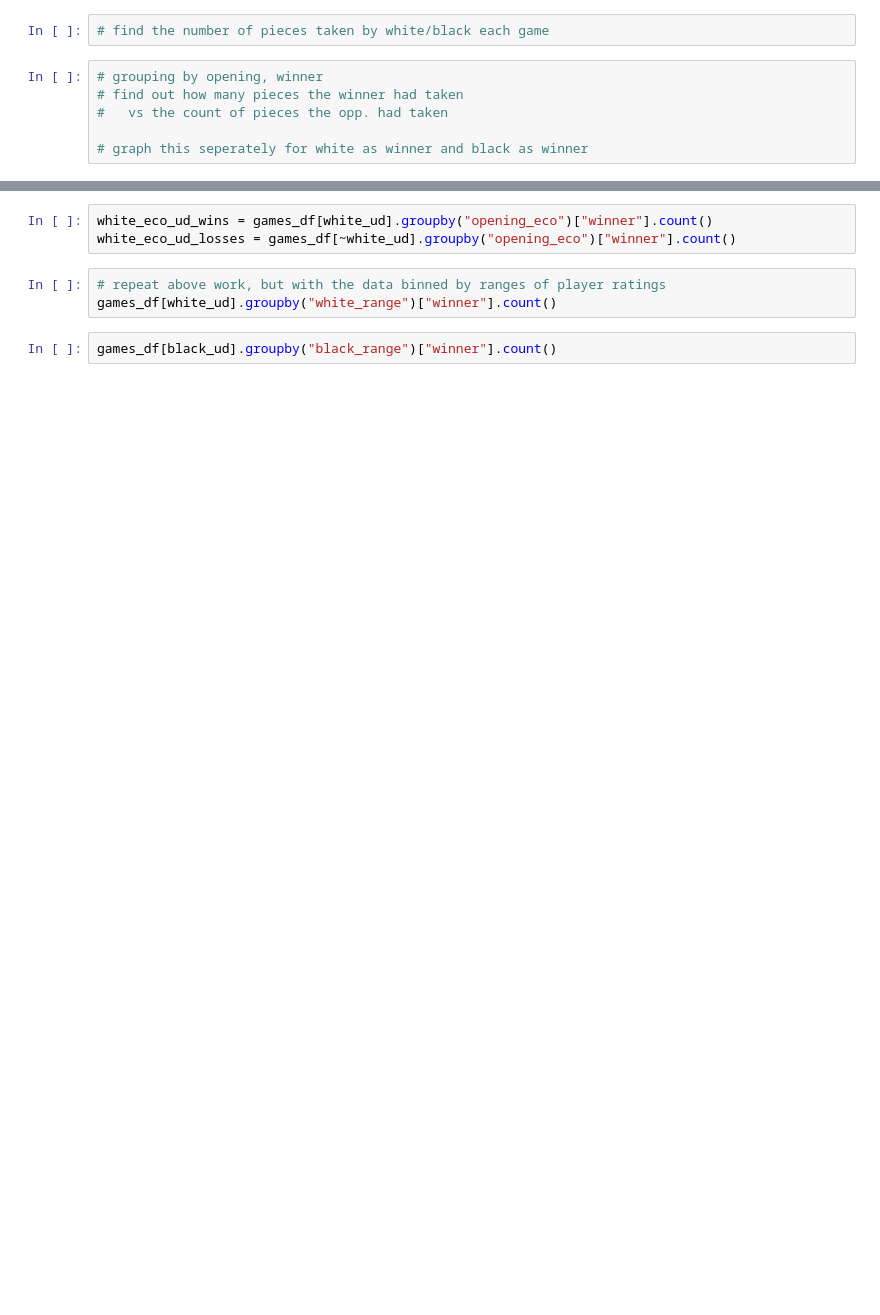
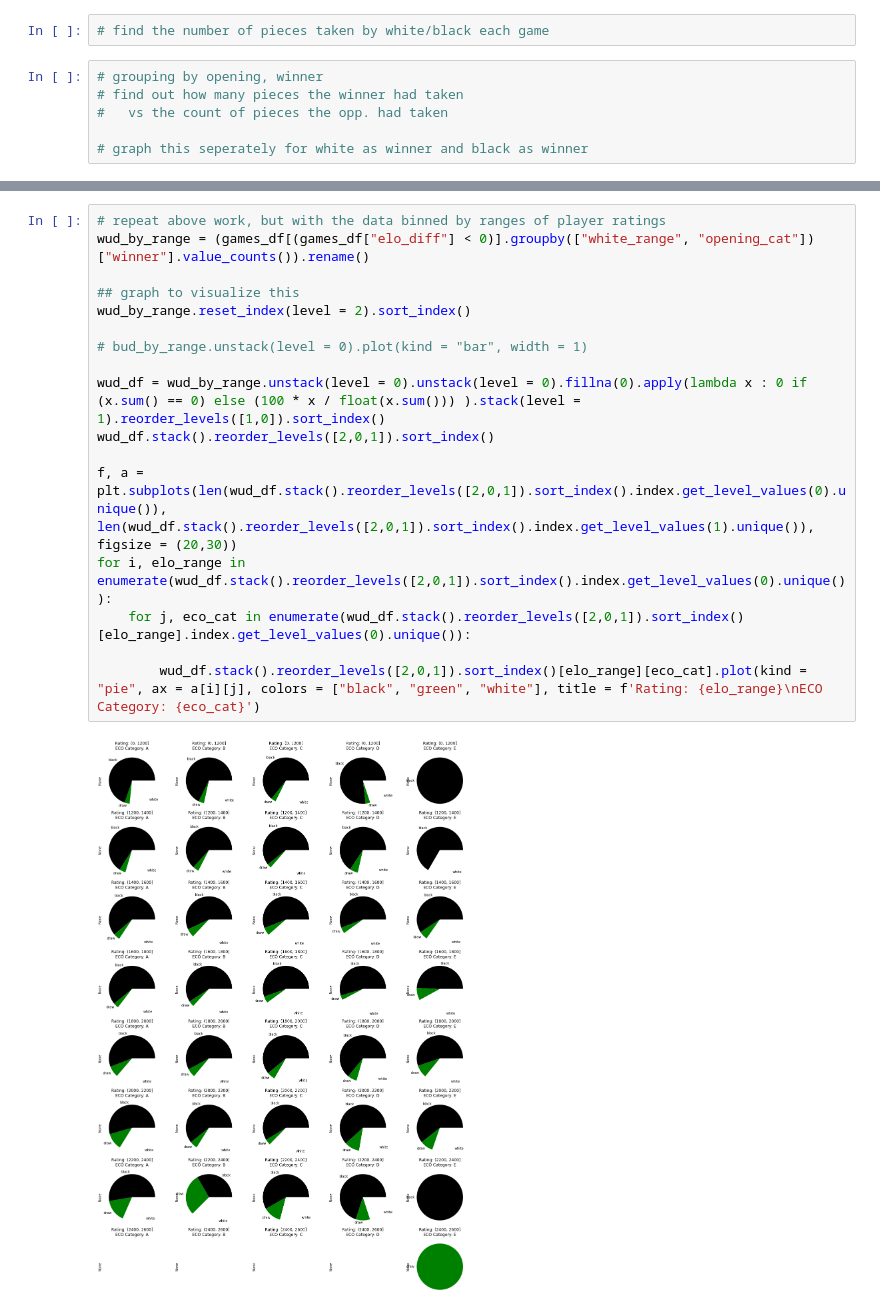
Before and after one commit to engeljason/chess_openings_analysis, a Jupyter notebook: analysis.ipynb, the cells around one changed output, grey strips where cells are left out. Drawn from its saved outputs; the diff is of its cells as text; blank space fills up the shorter version.

```diff
--- a/analysis.ipynb
+++ b/analysis.ipynb
@@ -98,8 +101,19 @@ plt.show()
-# %%
-white_eco_ud_wins = games_df[white_ud].groupby("opening_eco")["winner"].count()
-white_eco_ud_losses = games_df[~white_ud].groupby("opening_eco")["winner"].count()
-# %%
-# repeat above work, but with the data binned by ranges of player ratings
-games_df[white_ud].groupby("white_range")["winner"].count()
-# %%
-games_df[black_ud].groupby("black_range")["winner"].count()
+# %%
+# repeat above work, but with the data binned by ranges of player ratings
+wud_by_range = (games_df[(games_df["elo_diff"] < 0)].groupby(["white_range", "opening_cat"])["winner"].value_counts()).rename()
+
+## graph to visualize this
+wud_by_range.reset_index(level = 2).sort_index()
+
+# bud_by_range.unstack(level = 0).plot(kind = "bar", width = 1)
+
+wud_df = wud_by_range.unstack(level = 0).unstack(level = 0).fillna(0).apply(lambda x : 0 if (x.sum() == 0) else (100 * x / float(x.sum())) ).stack(level = 1).reorder_levels([1,0]).sort_index()
+wud_df.stack().reorder_levels([2,0,1]).sort_index()
+
+f, a = plt.subplots(len(wud_df.stack().reorder_levels([2,0,1]).sort_index().index.get_level_values(0).unique()), len(wud_df.stack().reorder_levels([2,0,1]).sort_index().index.get_level_values(1).unique()), figsize = (20,30))
+for i, elo_range in enumerate(wud_df.stack().reorder_levels([2,0,1]).sort_index().index.get_level_values(0).unique()):
+    for j, eco_cat in enumerate(wud_df.stack().reorder_levels([2,0,1]).sort_index()[elo_range].index.get_level_values(0).unique()):
+
+        wud_df.stack().reorder_levels([2,0,1]).sort_index()[elo_range][eco_cat].plot(kind = "pie", ax = a[i][j], colors = ["black", "green", "white"], title = f'Rating: {elo_range}\nECO Category: {eco_cat}')
+# %% [output]
+[figure, added]
```
Also changed, not shown: parts of 6 cells of this notebook.
